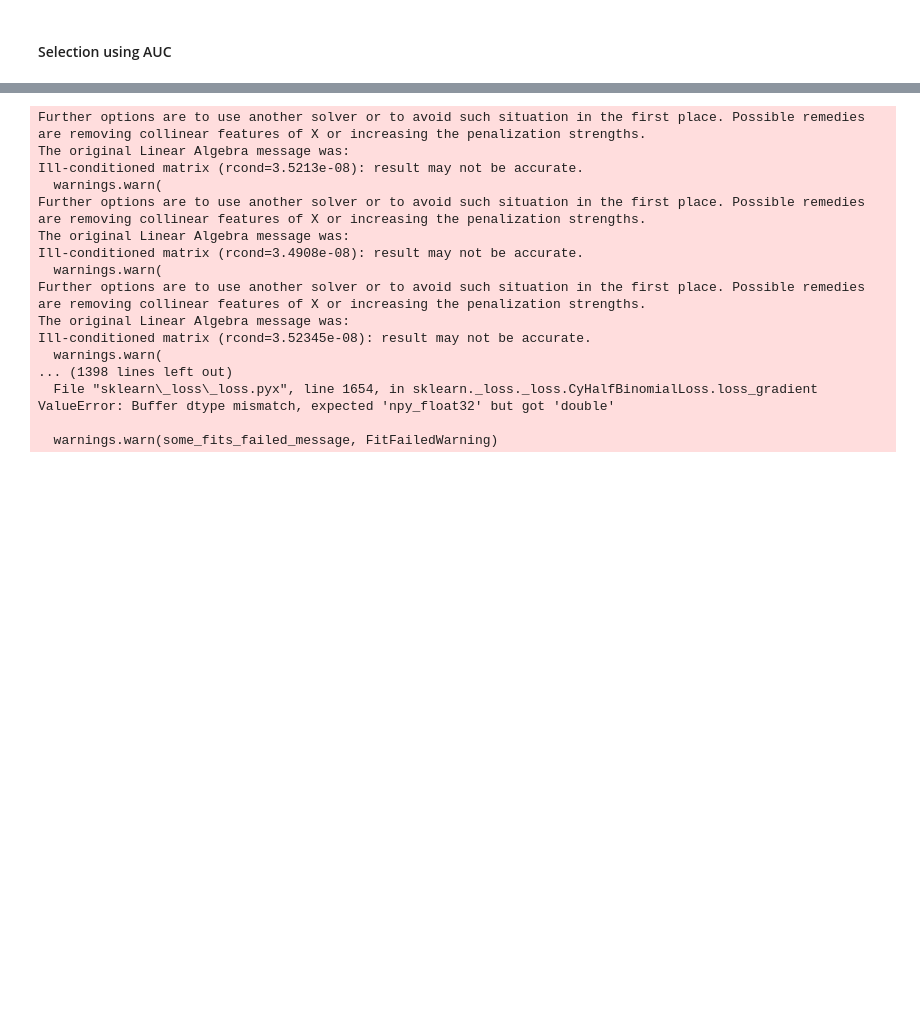
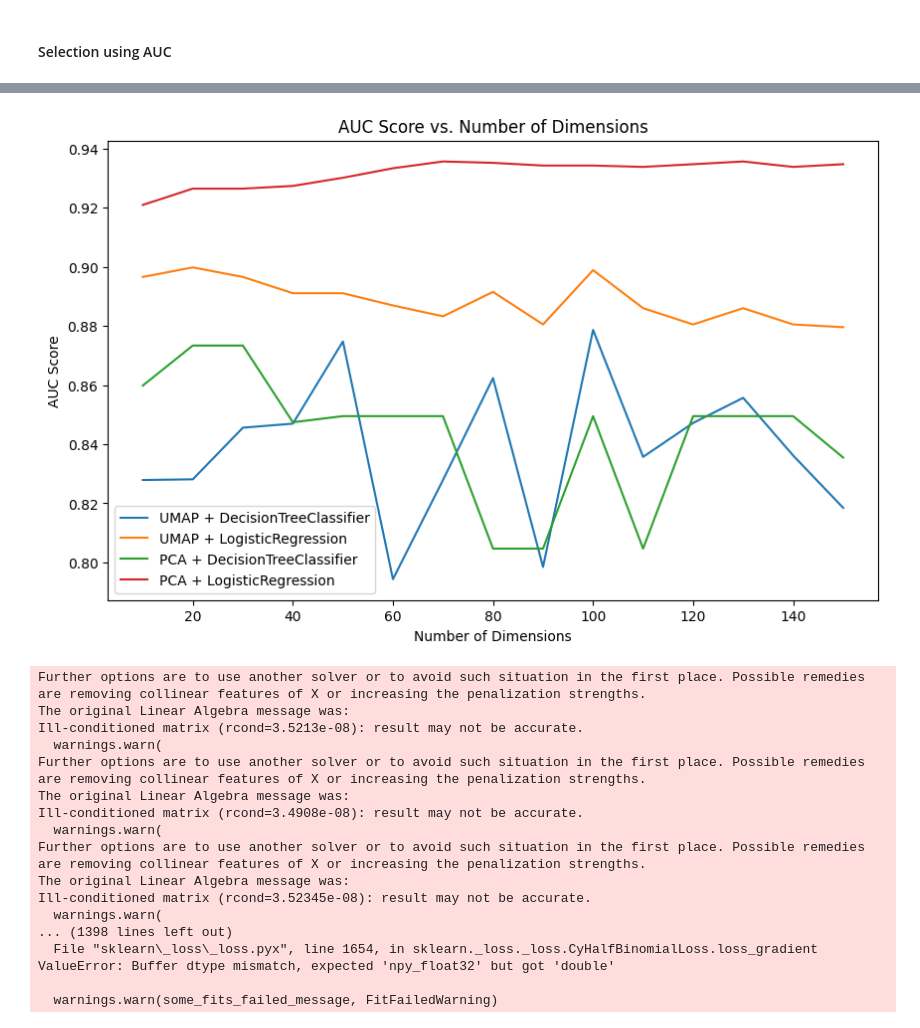
Before and after one commit to atekiouk/Sujet_2, a Jupyter notebook: Notebooks/Model_selection.ipynb, the cells around one changed output, grey strips where cells are left out. Drawn from its saved outputs; the diff is of its cells as text; code cells hidden in the pictures; blank space fills up the shorter version.

Commit message:
graph2

```diff
--- a/Notebooks/Model_selection.ipynb
+++ b/Notebooks/Model_selection.ipynb
@@ -38,3 +38,66 @@ X = encoder.encode(chanel_junk_valid_new['text'])
 y = chanel_junk_valid_new['is_junk']
 # %% [markdown]
 #### Selection using AUC
+# %%
+def plot_auto_model_selection(
+    X: pd.Series,
+    y: pd.Series,
+    dimension_range: range
+    ):
+    best_auc = 0
+    X_train, X_test, y_train, y_test = train_test_split(X, y, test_size=0.2, random_state=42)
+    grid_params_lr = {
+        'solver': ['lbfgs', 'liblinear', 'newton-cg', 'newton-cholesky', 'sag', 'saga']
+    }
+    grid_params_tree = {
+        'criterion': ['entropy', 'gini', 'log_loss'],
+        'max_depth': np.arange(2, 6, dtype=int),
+        'ccp_alpha': np.linspace(0.0, 0.20, 5)
+    }
+
+    auc_scores = {}  # Dictionary to store AUC scores for each combination of reducer and predictor
+
+    for dim in dimension_range:
+        for pred_grid in [{'predictor': DecisionTreeClassifier(random_state=42), 'grid': grid_params_tree},
+                          {'predictor': LogisticRegression(random_state=42, max_iter=1000), 'grid': grid_params_lr}]:
+            for red in [UMAP(n_components=dim), PCA(n_components=dim)]:
+                model, auc = utilities.reducing_grid_s(
+                    X_train=X_train,
+                    X_test=X_test,
+                    y_train=y_train,
+                    y_test=y_test,
+                    reduc=red,
+                    predic=pred_grid['predictor'],
+                    grid_params=pred_grid['grid']
+                )
+
+                if red.__class__.__name__ not in auc_scores:
+                    auc_scores[red.__class__.__name__] = {}
+                if pred_grid['predictor'].__class__.__name__ not in auc_scores[red.__class__.__name__]:
+                    auc_scores[red.__class__.__name__][pred_grid['predictor'].__class__.__name__] = []
+
+                auc_scores[red.__class__.__name__][pred_grid['predictor'].__class__.__name__].append(auc)
+
+                if auc > best_auc:
+                    best_auc = auc
+                    best_model = model
+                    opt_nb_dim = dim
+                    reducer = red
+
+    # Plot the AUC curves for each combination of reducer and predictor
+    plt.figure(figsize=(10, 6))
+    for reducer, predictor_scores in auc_scores.items():
+        for predictor, scores in predictor_scores.items():
+            plt.plot(list(dimension_range), scores, label=f"{reducer} + {predictor}")
+
+    plt.xlabel("Number of Dimensions")
+    plt.ylabel("AUC Score")
+    plt.title("AUC Score vs. Number of Dimensions")
+    plt.legend()
+    plt.show()
+
+plot_auto_model_selection(
+    X=X,
+    y=y,
+    dimension_range=range(10,160,10))
+# %% [output]
@@ -41,3 +121,4 @@ y = chanel_junk_valid_new['is_junk']
+[figure, added]
 # %%
 best_model_auc,best_auc,opt_dim,reducer = utilities.auto_model_selection(
     X=X,
```
Also changed, not shown: parts of 1 cell of this notebook.
